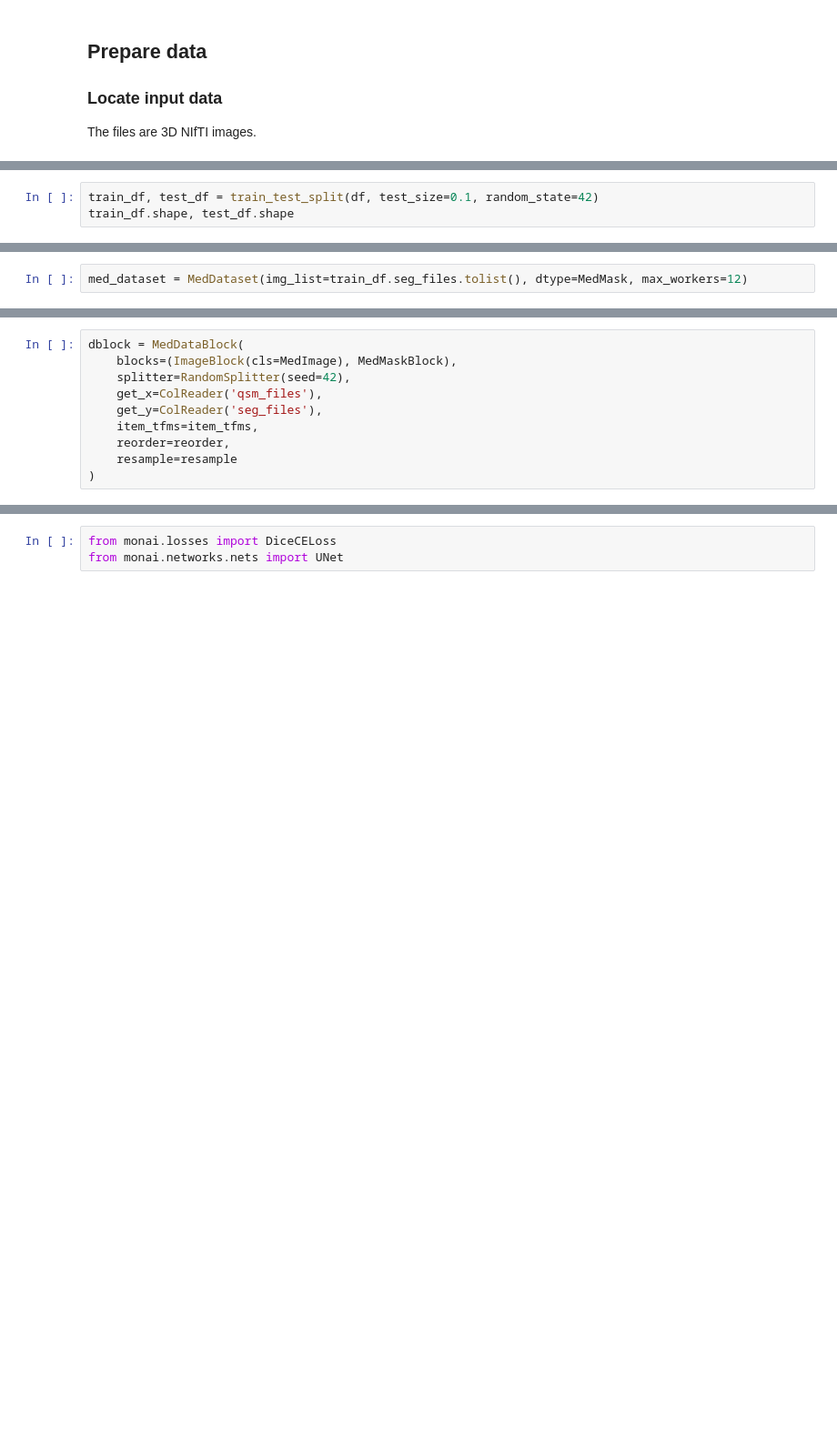
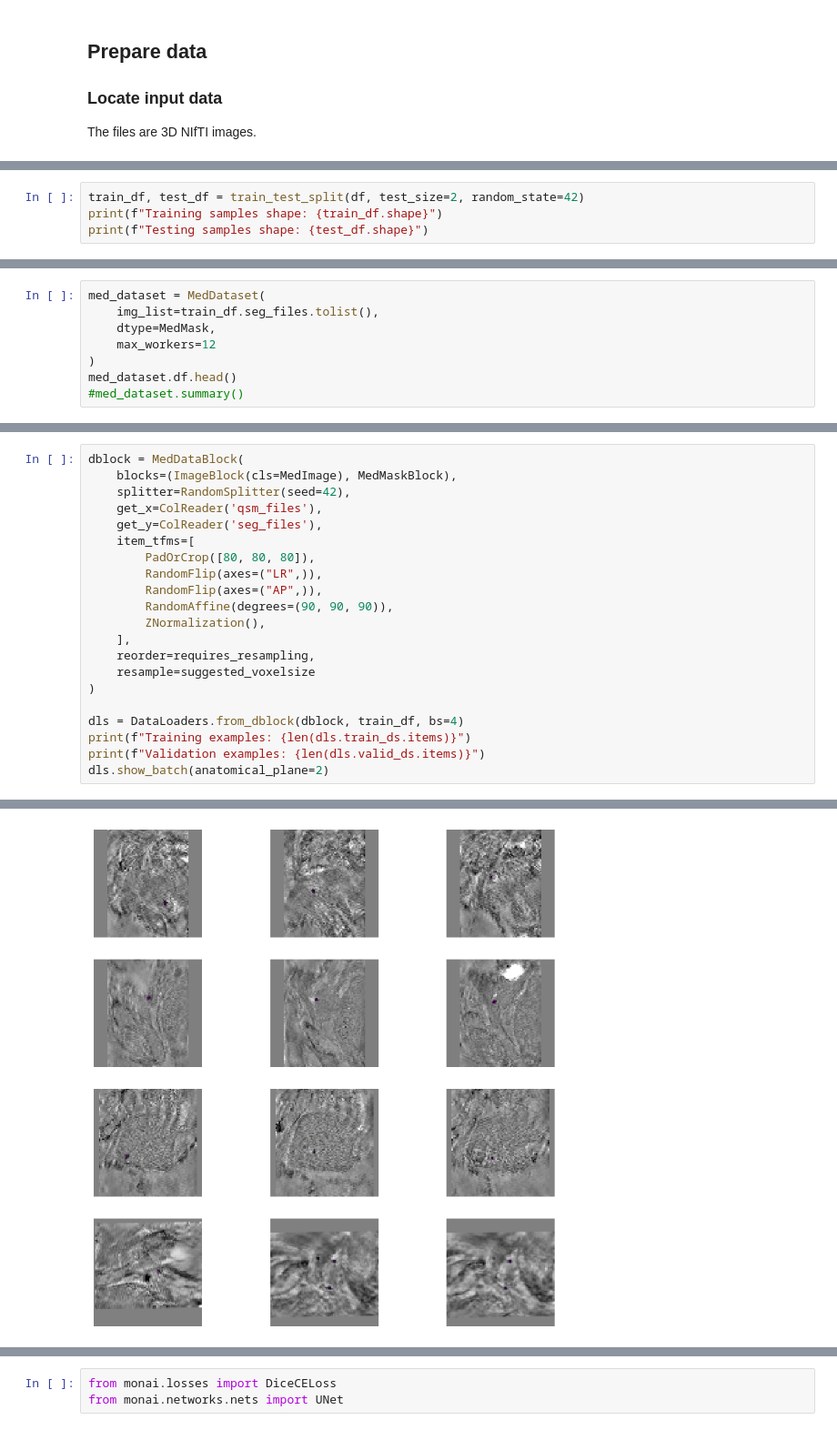
Before and after one commit to astewartau/prostate, a Jupyter notebook: prostate.ipynb, the cells around one changed output, grey strips where cells are left out. Shown at 91% size. Cells and saved outputs as stored; diff of their text form; blank space fills up the shorter version.

```diff
--- a/prostate.ipynb
+++ b/prostate.ipynb
@@ -45,4 +42,5 @@ df
 # %%
-train_df, test_df = train_test_split(df, test_size=0.1, random_state=42)
-train_df.shape, test_df.shape
+train_df, test_df = train_test_split(df, test_size=2, random_state=42)
+print(f"Training samples shape: {train_df.shape}")
+print(f"Testing samples shape: {test_df.shape}")
 # %% [output]
@@ -50,2 +49,8 @@ train_df.shape, test_df.shape
 # %%
-med_dataset = MedDataset(img_list=train_df.seg_files.tolist(), dtype=MedMask, max_workers=12)
+med_dataset = MedDataset(
+    img_list=train_df.seg_files.tolist(),
+    dtype=MedMask,
+    max_workers=12
+)
+med_dataset.df.head()
+#med_dataset.summary()
@@ -92,7 +136,19 @@ dblock = MedDataBlock(
     splitter=RandomSplitter(seed=42),
     get_x=ColReader('qsm_files'),
     get_y=ColReader('seg_files'),
-    item_tfms=item_tfms,
-    reorder=reorder,
-    resample=resample
+    item_tfms=[
+        PadOrCrop([80, 80, 80]),
+        RandomFlip(axes=("LR",)),
+        RandomFlip(axes=("AP",)),
+        RandomAffine(degrees=(90, 90, 90)),
+        ZNormalization(),
+    ],
+    reorder=requires_resampling,
+    resample=suggested_voxelsize
 )
+
+dls = DataLoaders.from_dblock(dblock, train_df, bs=4)
+print(f"Training examples: {len(dls.train_ds.items)}")
+print(f"Validation examples: {len(dls.valid_ds.items)}")
+dls.show_batch(anatomical_plane=2)
+# %% [output]
@@ -98,0 +157 @@ dblock = MedDataBlock(
+[figure, added]
```
Also changed, not shown: parts of 56 cells of this notebook.
